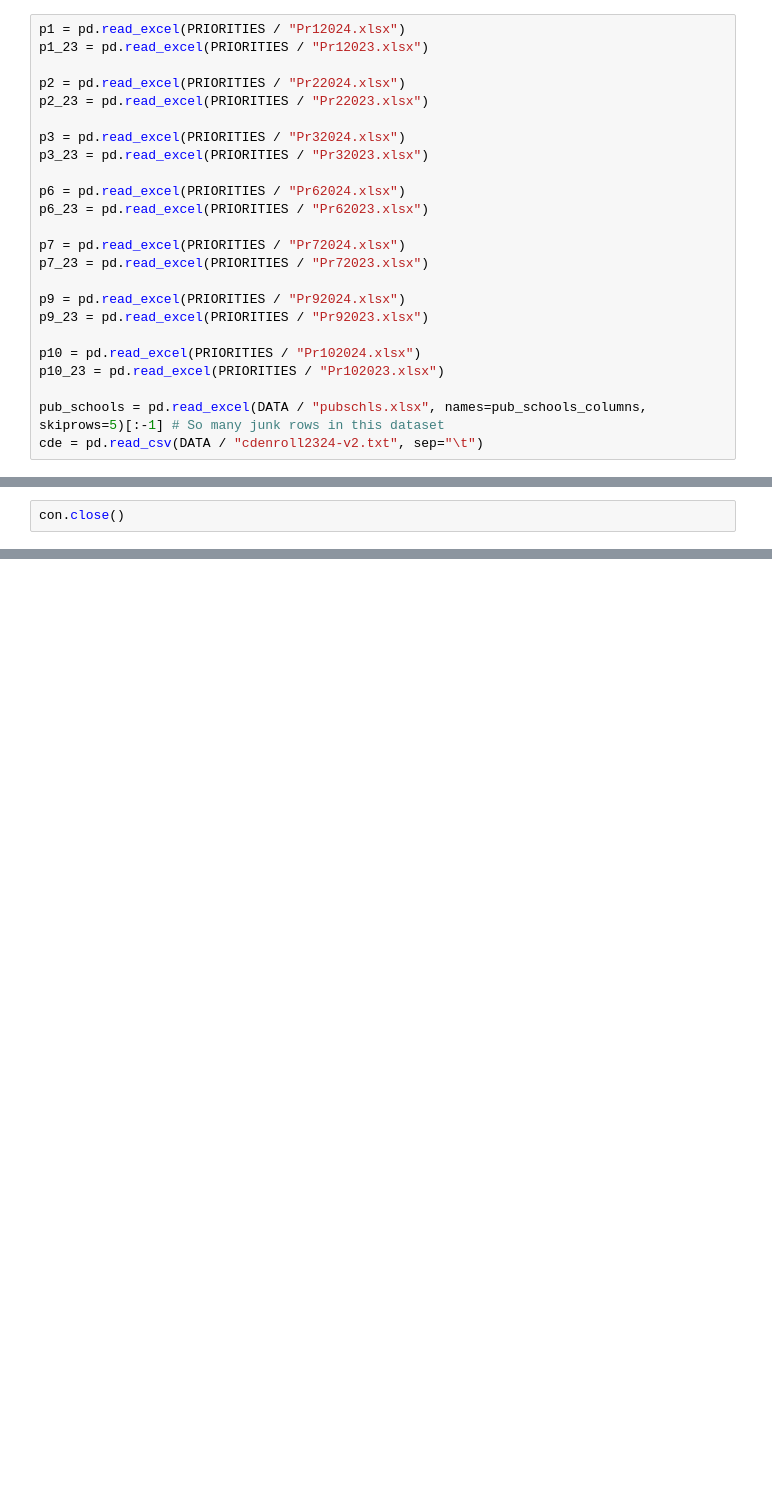
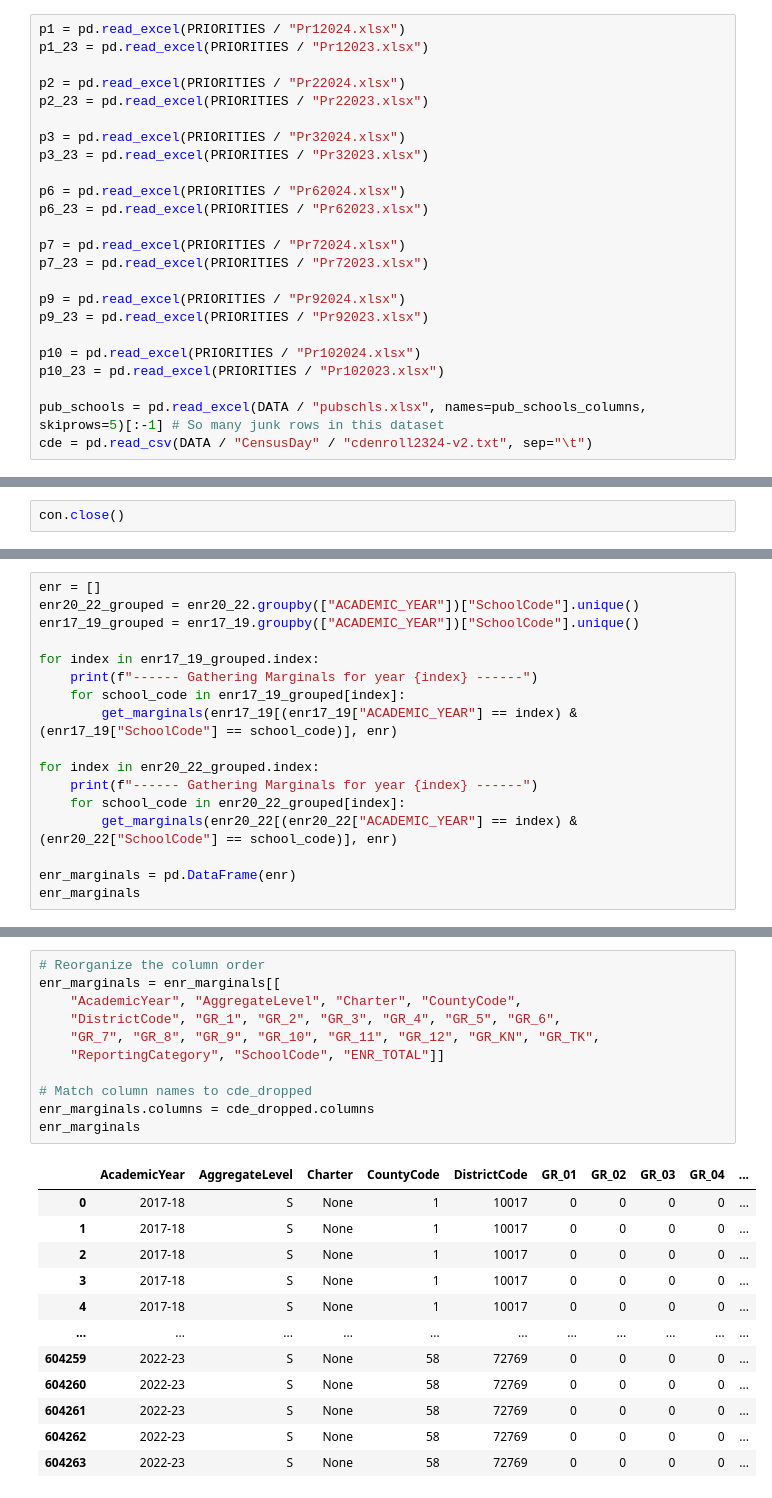
Before and after one commit to PENTASHIFT/DS-Capstone-Project, a Jupyter notebook: exploration/data_processing.ipynb, the cells around one changed output, grey strips where cells are left out. Drawn from its saved outputs; the diff is of its cells as text; blank space fills up the shorter version.

```diff
--- a/exploration/data_processing.ipynb
+++ b/exploration/data_processing.ipynb
@@ -50,7 +50,7 @@ p10 = pd.read_excel(PRIORITIES / "Pr102024.xlsx")
 p10_23 = pd.read_excel(PRIORITIES / "Pr102023.xlsx")
 
 pub_schools = pd.read_excel(DATA / "pubschls.xlsx", names=pub_schools_columns, skiprows=5)[:-1] # So many junk rows in this dataset
-cde = pd.read_csv(DATA / "cdenroll2324-v2.txt", sep="\t")
+cde = pd.read_csv(DATA / "CensusDay" / "cdenroll2324-v2.txt", sep="\t")
 # %% [markdown]
 ## Data Processing
 # %% [markdown]
@@ -573,0 +705,17 @@ con.close()
+# %%
+enr = []
+enr20_22_grouped = enr20_22.groupby(["ACADEMIC_YEAR"])["SchoolCode"].unique()
+enr17_19_grouped = enr17_19.groupby(["ACADEMIC_YEAR"])["SchoolCode"].unique()
+
+for index in enr17_19_grouped.index:
+    print(f"------ Gathering Marginals for year {index} ------")
+    for school_code in enr17_19_grouped[index]:
+        get_marginals(enr17_19[(enr17_19["ACADEMIC_YEAR"] == index) & (enr17_19["SchoolCode"] == school_code)], enr)
+
+for index in enr20_22_grouped.index:
+    print(f"------ Gathering Marginals for year {index} ------")
+    for school_code in enr20_22_grouped[index]:
+        get_marginals(enr20_22[(enr20_22["ACADEMIC_YEAR"] == index) & (enr20_22["SchoolCode"] == school_code)], enr)
+
+enr_marginals = pd.DataFrame(enr)
+enr_marginals
@@ -573,0 +742,24 @@ con.close()
+# %%
+# Reorganize the column order
+enr_marginals = enr_marginals[[
+    "AcademicYear", "AggregateLevel", "Charter", "CountyCode",
+    "DistrictCode", "GR_1", "GR_2", "GR_3", "GR_4", "GR_5", "GR_6",
+    "GR_7", "GR_8", "GR_9", "GR_10", "GR_11", "GR_12", "GR_KN", "GR_TK",
+    "ReportingCategory", "SchoolCode", "ENR_TOTAL"]]
+
+# Match column names to cde_dropped
+enr_marginals.columns = cde_dropped.columns
+enr_marginals
+# %% [output]
+|  | AcademicYear | AggregateLevel | Charter | CountyCode | DistrictCode | GR_01 | GR_02 | GR_03 | GR_04 | ... |
+| 0 | 2017-18 | S | None | 1 | 10017 | 0 | 0 | 0 | 0 | ... |
+| 1 | 2017-18 | S | None | 1 | 10017 | 0 | 0 | 0 | 0 | ... |
+| 2 | 2017-18 | S | None | 1 | 10017 | 0 | 0 | 0 | 0 | ... |
+| 3 | 2017-18 | S | None | 1 | 10017 | 0 | 0 | 0 | 0 | ... |
+| 4 | 2017-18 | S | None | 1 | 10017 | 0 | 0 | 0 | 0 | ... |
+| ... | ... | ... | ... | ... | ... | ... | ... | ... | ... | ... |
+| 604259 | 2022-23 | S | None | 58 | 72769 | 0 | 0 | 0 | 0 | ... |
+| 604260 | 2022-23 | S | None | 58 | 72769 | 0 | 0 | 0 | 0 | ... |
+| 604261 | 2022-23 | S | None | 58 | 72769 | 0 | 0 | 0 | 0 | ... |
+| 604262 | 2022-23 | S | None | 58 | 72769 | 0 | 0 | 0 | 0 | ... |
+| 604263 | 2022-23 | S | None | 58 | 72769 | 0 | 0 | 0 | 0 | ... |
```
Also changed, not shown: parts of 19 cells of this notebook, 2 other files.
